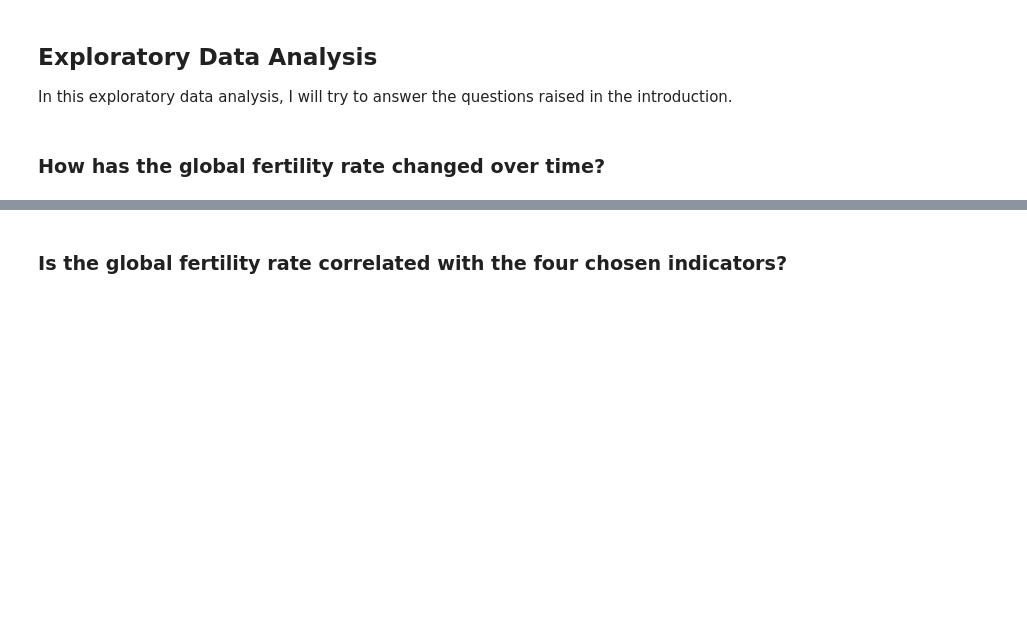
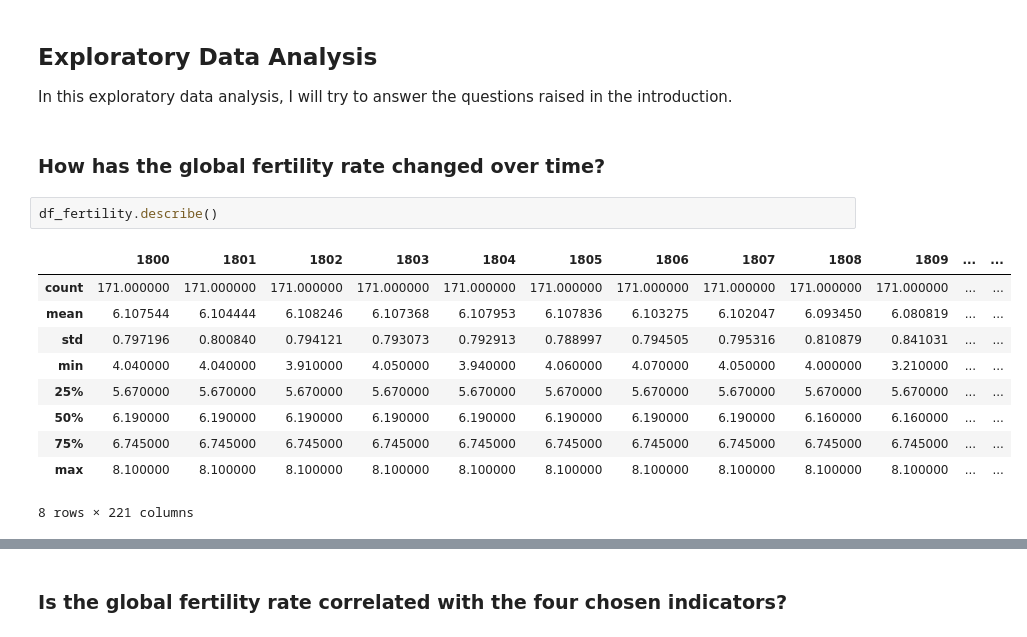
Before and after one commit to zoraaroz/global-fertility-rate, a Jupyter notebook: global-fertility-rate.ipynb, the cells around one changed output, grey strips where cells are left out. Cells and saved outputs as stored; diff of their text form; blank space fills up the shorter version.

```diff
--- a/global-fertility-rate.ipynb
+++ b/global-fertility-rate.ipynb
@@ -275,3 +287,16 @@ df_urban = df_urban[df_urban.country.isin(countries)]
 In this exploratory data analysis, I will try to answer the questions raised in the introduction.
 # %% [markdown]
 ### How has the global fertility rate changed over time?
+# %%
+df_fertility.describe()
+# %% [output]
+|  | 1800 | 1801 | 1802 | 1803 | 1804 | 1805 | 1806 | 1807 | 1808 | 1809 | ... | ... |
+| count | 171.000000 | 171.000000 | 171.000000 | 171.000000 | 171.000000 | 171.000000 | 171.000000 | 171.000000 | 171.000000 | 171.000000 | ... | ... |
+| mean | 6.107544 | 6.104444 | 6.108246 | 6.107368 | 6.107953 | 6.107836 | 6.103275 | 6.102047 | 6.093450 | 6.080819 | ... | ... |
+| std | 0.797196 | 0.800840 | 0.794121 | 0.793073 | 0.792913 | 0.788997 | 0.794505 | 0.795316 | 0.810879 | 0.841031 | ... | ... |
+| min | 4.040000 | 4.040000 | 3.910000 | 4.050000 | 3.940000 | 4.060000 | 4.070000 | 4.050000 | 4.000000 | 3.210000 | ... | ... |
+| 25% | 5.670000 | 5.670000 | 5.670000 | 5.670000 | 5.670000 | 5.670000 | 5.670000 | 5.670000 | 5.670000 | 5.670000 | ... | ... |
+| 50% | 6.190000 | 6.190000 | 6.190000 | 6.190000 | 6.190000 | 6.190000 | 6.190000 | 6.190000 | 6.160000 | 6.160000 | ... | ... |
+| 75% | 6.745000 | 6.745000 | 6.745000 | 6.745000 | 6.745000 | 6.745000 | 6.745000 | 6.745000 | 6.745000 | 6.745000 | ... | ... |
+| max | 8.100000 | 8.100000 | 8.100000 | 8.100000 | 8.100000 | 8.100000 | 8.100000 | 8.100000 | 8.100000 | 8.100000 | ... | ... |
+8 rows × 221 columns
```
Also changed, not shown: parts of 34 cells of this notebook.
